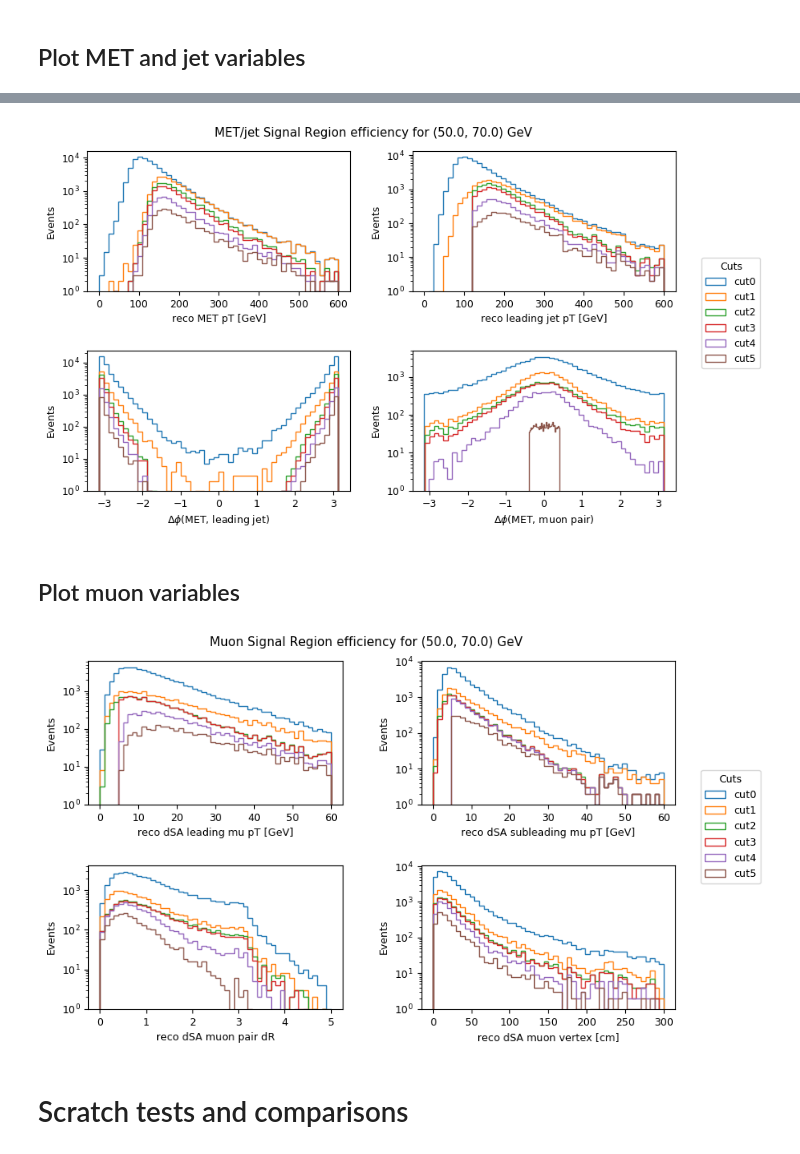
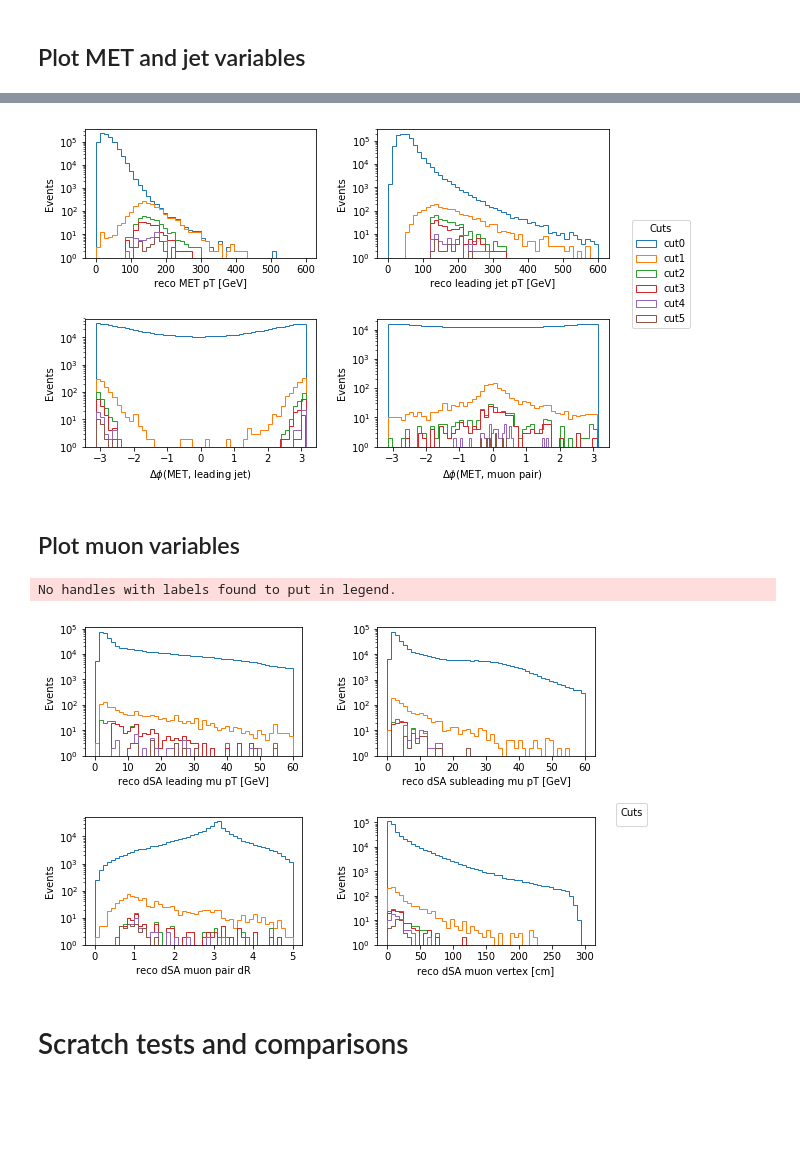
Before and after one commit to afrankenthal/iDM-analysis-plotting, a Jupyter notebook: older_scrips/SROptimizationAnalysis.ipynb, the cells around one changed output, grey strips where cells are left out. Cells and saved outputs as stored; diff of their text form; code cells hidden in the pictures; blank space fills up the shorter version.

```diff
--- a/older_scrips/SROptimizationAnalysis.ipynb
+++ b/older_scrips/SROptimizationAnalysis.ipynb
@@ -108,0 +409,6 @@ for mchi in mchis:
+# %%
+# for mchi in mchis:
+#     plt.hist(pileup[mchi]['genputrue'],bins=80,range=(0,80),histtype='step');
+for bkg in bkgs:
+    plt.hist(pileup[bkg]['genputrue'],bins=80,range=(0,80),histtype='step', label=bkg)
+plt.legend();
@@ -110,11 +418,16 @@ for mchi in mchis:
 # Inclusive cuts
 # %%
 cutFlowDict = OrderedDict()
-for mchi in mchis:
-    cutFlowDict[mchi] = []
+# for mchi in mchis:
+#     cutFlowDict[mchi] = []
+#     for cut in numCuts:
+#         cutsToApply = reduce(operator.and_, cutsCrit[mchi][0:cut+1])
+#         cutFlowDict[mchi].append(len(cuts[mchi][cutsToApply]))
+for bkg in bkgs:
+    cutFlowDict[bkg] = []
     for cut in numCuts:
-        cutsToApply = reduce(operator.and_, cutsCrit[mchi][0:cut+1])
-        cutFlowDict[mchi].append(len(cuts[mchi][cutsToApply]))
+        cutsToApply = reduce(operator.and_, cutsCrit[bkg][0:cut+1])
+        cutFlowDict[bkg].append(len(cuts[bkg][cutsToApply]))
 
 cutFlowInclDf = pd.DataFrame.from_dict(cutFlowDict)
 cutFlowInclDf
@@ -142,7 +468,7 @@ print(cutFlowDict['ZJetsToNuNu'])
 [271207, 94, 18, 7, 1, 0]
 [260268, 14466, 7436, 460, 29, 2]
 # %%
-mchi = '52p5'
+mchi = '60p0'
 fig, axes = plt.subplots(1,1, figsize=(6,4))
 fig.suptitle(f'{mchis[mchi]}')
 fig.subplots_adjust(top=0.92)
@@ -238,5 +644,6 @@ def reducephi(row):
 # %%
-mchi = '60p0'
+# mchi = '52p5'
+mchi = 'DYJetsToTauTau'
 
 ### Make subplot axes
 fig, axes = plt.subplots(2,2, figsize=(8,5))
@@ -245,8 +652,8 @@ for row in axes:
     for col in row:
         col.set_ylabel('Events')
 
-fig.suptitle(f'MET/jet Signal Region efficiency for {mchis[mchi]}')
-fig.subplots_adjust(top=0.92)
+# fig.suptitle(f'MET/jet Signal Region efficiency for {mchis[mchi]}')
+# fig.subplots_adjust(top=0.92)
 
 
 ### reco MET pT
@@ -274,8 +681,9 @@ for cut in numCuts:
     cutsToApply = reduce(operator.and_, cutsCrit[mchi][0:cut+1])
     angle = MET[mchi][cutsToApply]['recoPFMetPhi'] - leadingJet[mchi][cutsToApply]['recoPFJetPhi']
     reducedAngle = angle.apply(reducephi)
-    data.append(reducedAngle)
+    data.append(reducedAngle.dropna())
 plot_full(data, axes[1,0])
+
 
 
 ### DeltaPhi b/w MET and muon pair
@@ -292,11 +700,12 @@ plot_full(data, axes[1,1])
 ### Make and place legend w.r.t. axis[0,1] (upper right)
 axes[0,1].legend(loc=(1.1,-0.55), title='Cuts');
 # %% [output]
-[figure, old version]
+[figure, new version]
 # %% [markdown]
 ## Plot muon variables
 # %%
-mchi = '60p0'
+# mchi = '52p5'
+mchi = 'DYJetsToTauTau'
 
 ### Make subplot axes
 fig, axes = plt.subplots(2,2, figsize=(8,5))
@@ -305,8 +714,8 @@ for row in axes:
         col.set_ylabel('Events')
 plt.tight_layout(h_pad=4.0, w_pad=3.0)
 
-fig.suptitle(f'Muon Signal Region efficiency for {mchis[mchi]}')
-fig.subplots_adjust(top=0.92)
+# fig.suptitle(f'Muon Signal Region efficiency for {mchis[mchi]}')
+# fig.subplots_adjust(top=0.92)
 
 
 ### reco dSA leading muon pT
@@ -321,35 +730,36 @@ plot_full(data, axes[0,0], dict({'range':(0,60)}))
 
 ### reco dSA subleading muon pT
 axes[0,1].set_xlabel('reco dSA subleading mu pT [GeV]')
 data = []
 for cut in numCuts:
     cutsToApply = reduce(operator.and_, cutsCrit[mchi][0:cut+1])
     data.append(muons[mchi][cutsToApply]['recoPt'].groupby('entry').nth(1))
-plot_full(data, axes[0,1], dict({'range':(0,60)}), labels=labels)
+plot_full(data, axes[0,1], dict({'range':(0,60)}))#, labels=labels)
 
 
 ### muon deltaR
 axes[1,0].set_xlabel('reco dSA muon pair dR')
 data = []
 for cut in numCuts:
     cutsToApply = reduce(operator.and_, cutsCrit[mchi][0:cut+1])
     data.append(vertex[mchi][cutsToApply]['recoDr'])
 plot_full(data, axes[1,0], dict({'range':(0,5)}))
 
 
 ### muon vertex
 axes[1,1].set_xlabel('reco dSA muon vertex [cm]')
 data = []
 for cut in numCuts:
     cutsToApply = reduce(operator.and_, cutsCrit[mchi][0:cut+1])
     data.append(np.sqrt(vertex[mchi][cutsToApply]['recoVxy']**2 + vertex[mchi][cutsToApply]['recoVz']**2))
 plot_full(data, axes[1,1], dict({'range':(0,300)}))
 
 
 ### Make and place legend w.r.t. axis[0,1] (upper right)
 axes[0,1].legend(loc=(1.1,-0.55), title='Cuts');
 # %% [output]
+No handles with labels found to put in legend.
-[figure, old version]
+[figure, new version]
 # %%
 # Backup for previous way of calculating subleading muon pT and leading muon d0
 
```
Also changed, not shown: parts of 43 cells of this notebook, 9 other files.
